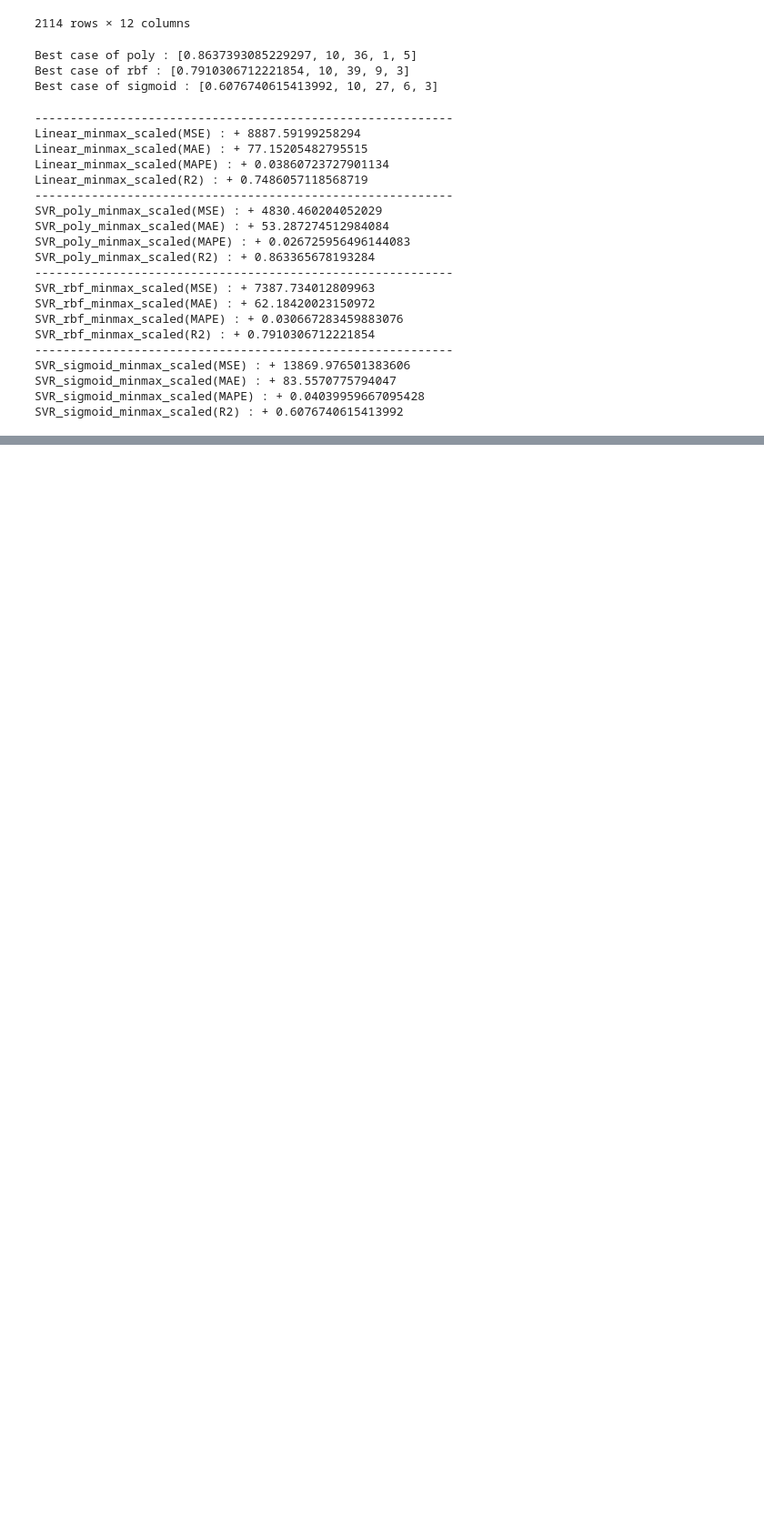
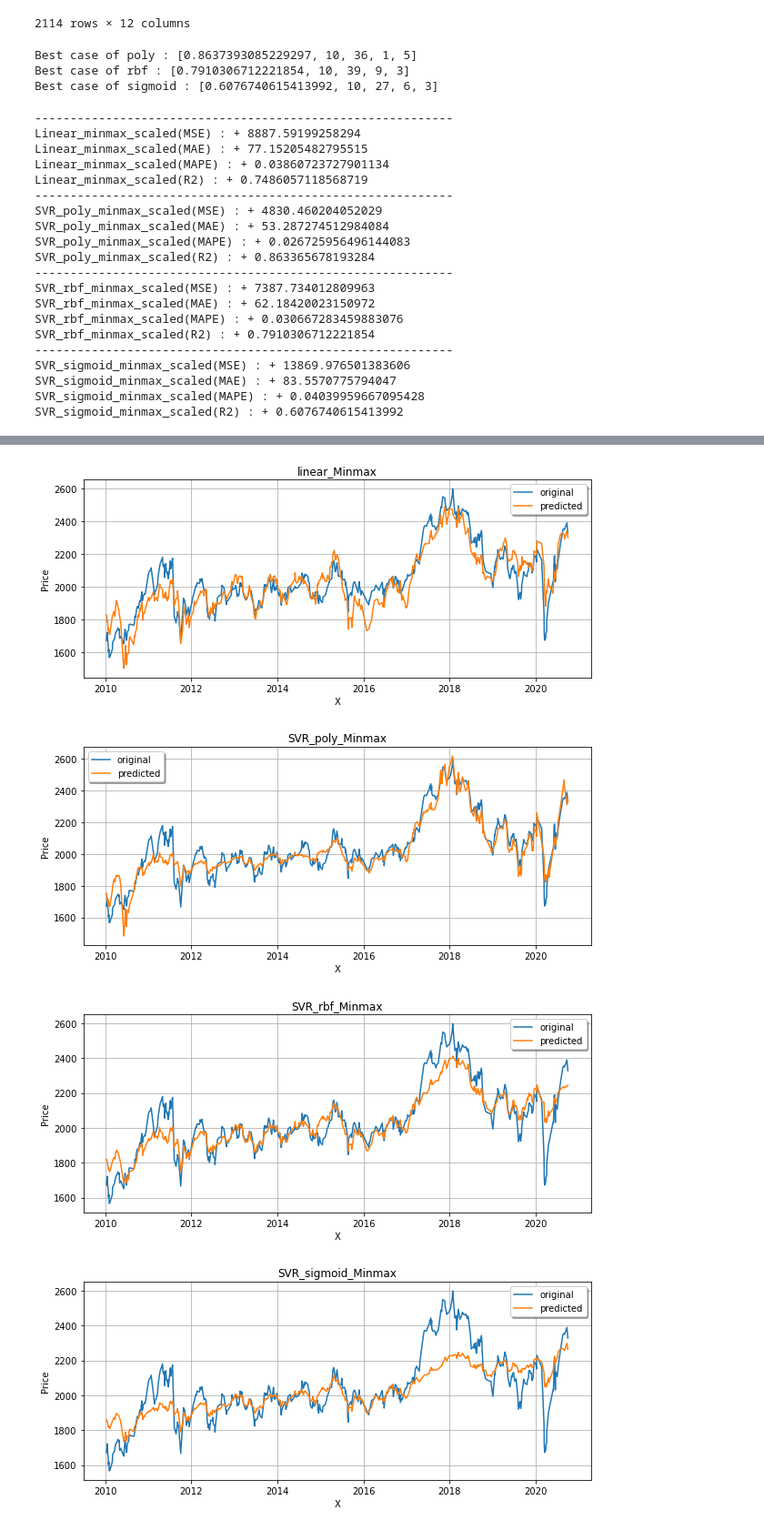
Before and after one commit to DongGuk-Seo/Yeardream, a Jupyter notebook: Project_Modeling/Project_Kospi_Price_Prediction.ipynb, the cells around one changed output, grey strips where cells are left out. Shown at 91% size. Drawn from its saved outputs; the diff is of its cells as text; code cells hidden in the pictures; blank space fills up the shorter version.

```diff
--- a/Project_Modeling/Project_Kospi_Price_Prediction.ipynb
+++ b/Project_Modeling/Project_Kospi_Price_Prediction.ipynb
@@ -848,6 +848,7 @@ SVR_sigmoid_minmax_scaled(MAPE) : + 0.04039959667095428
 SVR_sigmoid_minmax_scaled(R2) : + 0.6076740615413992
 # %%
 # 각 kernel 별 날짜 정렬을 위해 dataframe에 병합
+testX_obj.index = pd.to_datetime(testX_obj.Date)
 testX_obj['pred'] = pred
 testX_obj['pred2'] = pred2
 testX_obj['pred3'] = pred3
@@ -899,0 +856,79 @@ plt.show()
+# %%
+x_ax = testX_obj.index
+plt.figure(figsize=(10, 4))
+sns.lineplot(x=x_ax, y=testy_obj, label="original")
+sns.lineplot(x=x_ax, y=testX_obj['pred'], label="predicted")
+plt.title("linear_Minmax")
+plt.xlabel('X')
+plt.ylabel('Price')
+plt.legend(loc='best',fancybox=True, shadow=True)
+plt.grid(True)
+plt.show()
+plt.figure(figsize=(10, 4))
+sns.lineplot(x=x_ax, y=testy_obj, label="original")
+sns.lineplot(x=x_ax, y=testX_obj['pred2'], label="predicted")
+plt.title("SVR_poly_Minmax")
+plt.xlabel('X')
+plt.ylabel('Price')
+plt.legend(loc='best',fancybox=True, shadow=True)
+plt.grid(True)
+plt.show()
+plt.figure(figsize=(10, 4))
+sns.lineplot(x=x_ax, y=testy_obj, label="original")
+sns.lineplot(x=x_ax, y=testX_obj['pred3'], label="predicted")
+plt.title("SVR_rbf_Minmax")
+plt.xlabel('X')
+plt.ylabel('Price')
+plt.legend(loc='best',fancybox=True, shadow=True)
+plt.grid(True)
+plt.show()
+plt.figure(figsize=(10, 4))
+sns.lineplot(x=x_ax, y=testy_obj, label="original")
+sns.lineplot(x=x_ax, y=testX_obj['pred4'], label="predicted")
+plt.title("SVR_sigmoid_Minmax")
+plt.xlabel('X')
+plt.ylabel('Price')
+plt.legend(loc='best',fancybox=True, shadow=True)
+plt.grid(True)
+plt.show()
+plt.figure(figsize=(10, 4))
+sns.scatterplot(x=x_ax, y=testy_obj, label="original")
+sns.scatterplot(x=x_ax, y=testX_obj['pred'], label="predicted")
+plt.title("linear_Minmax")
+plt.xlabel('X')
+plt.ylabel('Price')
+plt.legend(loc='best',fancybox=True, shadow=True)
+plt.grid(True)
+plt.show()
+plt.figure(figsize=(10, 4))
+sns.scatterplot(x=x_ax, y=testy_obj, label="original")
+sns.scatterplot(x=x_ax, y=testX_obj['pred2'], label="predicted")
+plt.title("SVR_poly_Minmax")
+plt.xlabel('X')
+plt.ylabel('Price')
+plt.legend(loc='best',fancybox=True, shadow=True)
+plt.grid(True)
+plt.show()
+plt.figure(figsize=(10, 4))
+sns.scatterplot(x=x_ax, y=testy_obj, label="original")
+sns.scatterplot(x=x_ax, y=testX_obj['pred3'], label="predicted")
+plt.title("SVR_rbf_Minmax")
+plt.xlabel('X')
+plt.ylabel('Price')
+plt.legend(loc='best',fancybox=True, shadow=True)
+plt.grid(True)
+plt.show()
+plt.figure(figsize=(10, 4))
+sns.scatterplot(x=x_ax, y=testy_obj, label="original")
+sns.scatterplot(x=x_ax, y=testX_obj['pred4'], label="predicted")
+plt.title("SVR_sigmoid_Minmax")
+plt.xlabel('X')
+plt.ylabel('Price')
+plt.legend(loc='best',fancybox=True, shadow=True)
+plt.grid(True)
+plt.show()
+# %% [output]
+[figure, added]
+[figure, added]
+[figure, added]
+[figure, added]
```
Also changed, not shown: parts of 3 cells of this notebook.
